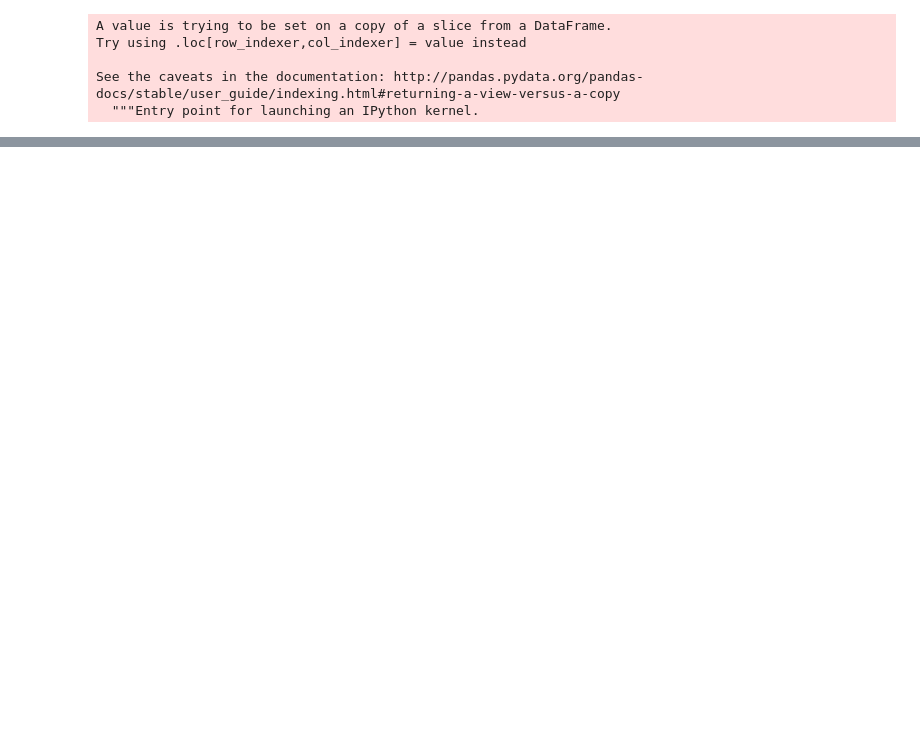
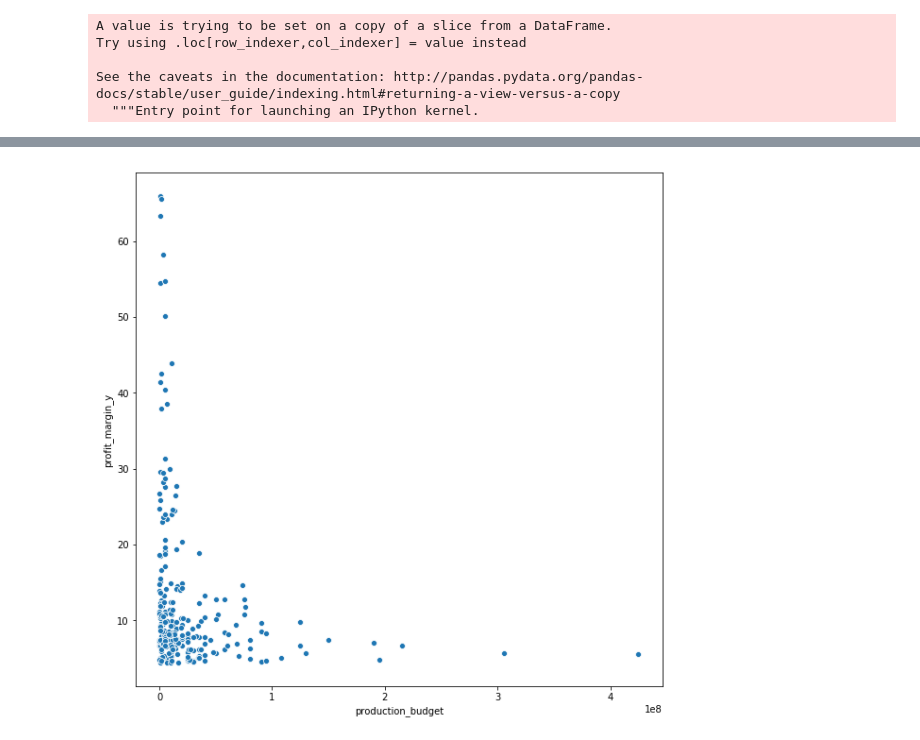
Before and after one commit to powergascan/mod-1-proj, a Jupyter notebook: PlayingwithBoxplots.ipynb, the cells around one changed output, grey strips where cells are left out. Saved outputs shown, nothing was run; the diff lists cells and outputs as text; code cells hidden in the pictures; blank space fills up the shorter version.

```diff
--- a/PlayingwithBoxplots.ipynb
+++ b/PlayingwithBoxplots.ipynb
@@ -75,0 +104,6 @@ by_pm.tail(10)
+# %%
+plt.close()
+plt.figure(figsize=(10,10))
+plot1 = sns.scatterplot(x="production_budget", y="profit_margin_y", data=top5)
+# %% [output]
+[figure, added]
```
Also changed, not shown: parts of 24 cells of this notebook, 2 other files.
